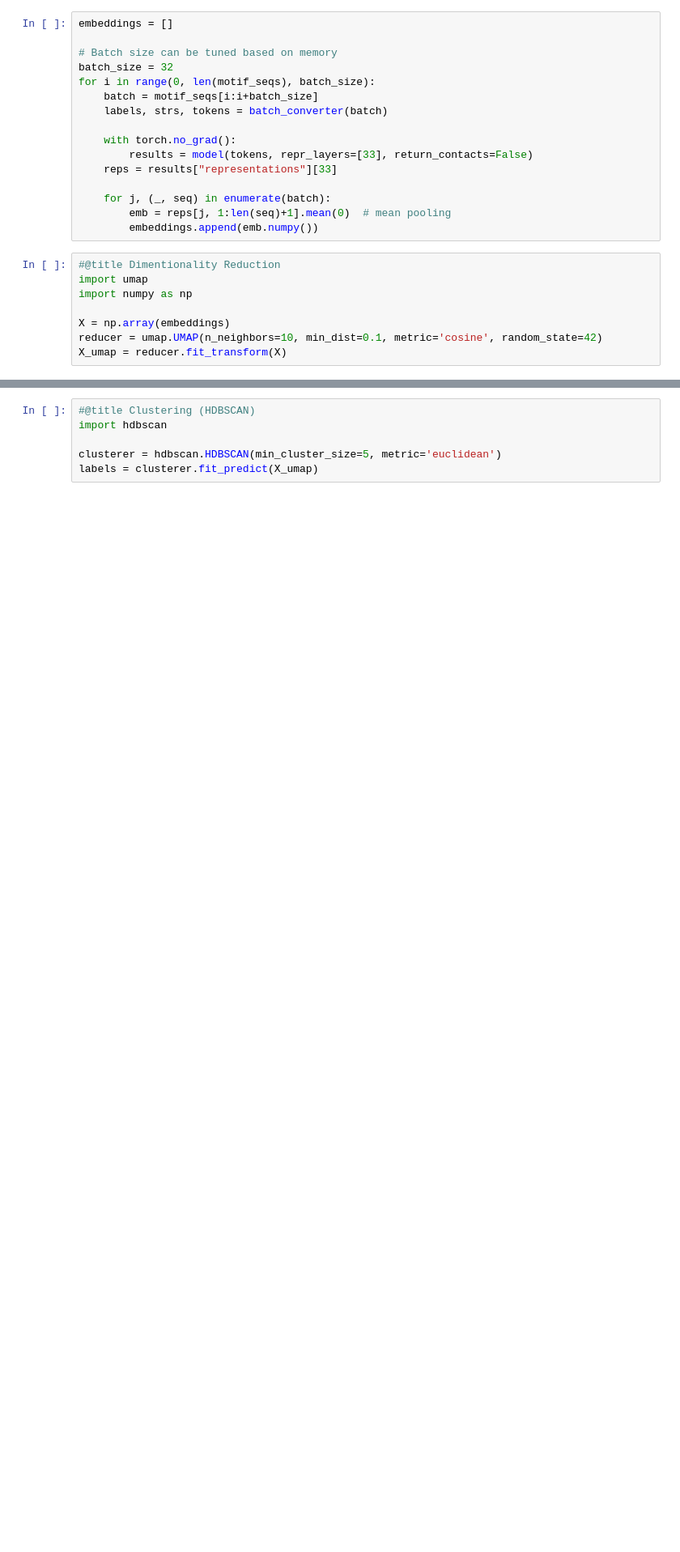
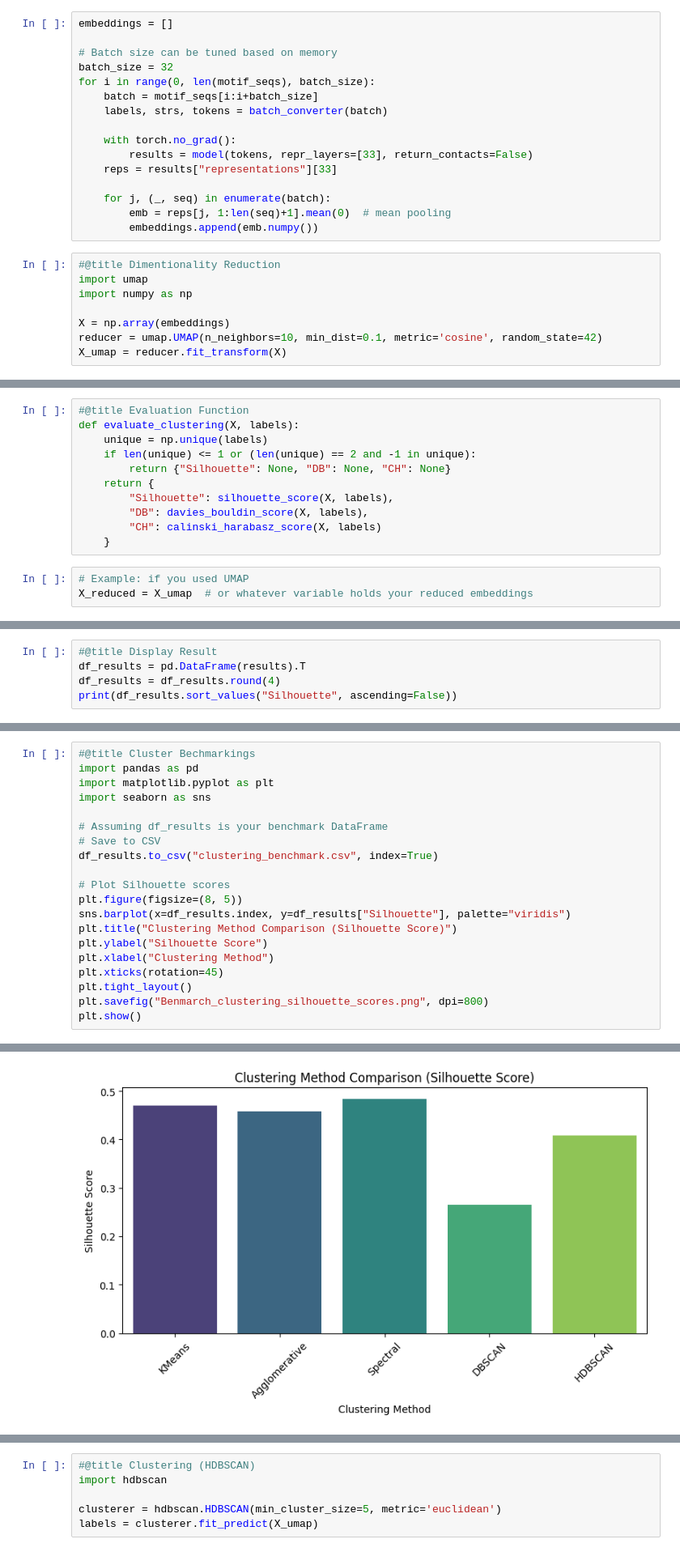
Before and after one commit to Ash100/Minor, a Jupyter notebook: Embeddings_ESM2.ipynb, the cells around one changed output, grey strips where cells are left out. Shown at 81% size. Saved outputs shown, nothing was run; the diff lists cells and outputs as text; blank space fills up the shorter version.

```diff
--- a/Embeddings_ESM2.ipynb
+++ b/Embeddings_ESM2.ipynb
@@ -43,0 +76,14 @@ X_umap = reducer.fit_transform(X)
+# %%
+#@title Evaluation Function
+def evaluate_clustering(X, labels):
+    unique = np.unique(labels)
+    if len(unique) <= 1 or (len(unique) == 2 and -1 in unique):
+        return {"Silhouette": None, "DB": None, "CH": None}
+    return {
+        "Silhouette": silhouette_score(X, labels),
+        "DB": davies_bouldin_score(X, labels),
+        "CH": calinski_harabasz_score(X, labels)
+    }
+# %%
+# Example: if you used UMAP
+X_reduced = X_umap  # or whatever variable holds your reduced embeddings
@@ -43,0 +119,5 @@ X_umap = reducer.fit_transform(X)
+# %%
+#@title Display Result
+df_results = pd.DataFrame(results).T
+df_results = df_results.round(4)
+print(df_results.sort_values("Silhouette", ascending=False))
@@ -43,0 +131,21 @@ X_umap = reducer.fit_transform(X)
+# %%
+#@title Cluster Bechmarkings
+import pandas as pd
+import matplotlib.pyplot as plt
+import seaborn as sns
+
+# Assuming df_results is your benchmark DataFrame
+# Save to CSV
+df_results.to_csv("clustering_benchmark.csv", index=True)
+
+# Plot Silhouette scores
+plt.figure(figsize=(8, 5))
+sns.barplot(x=df_results.index, y=df_results["Silhouette"], palette="viridis")
+plt.title("Clustering Method Comparison (Silhouette Score)")
+plt.ylabel("Silhouette Score")
+plt.xlabel("Clustering Method")
+plt.xticks(rotation=45)
+plt.tight_layout()
+plt.savefig("Benmarch_clustering_silhouette_scores.png", dpi=800)
+plt.show()
+# %% [output]
@@ -43,0 +155 @@ X_umap = reducer.fit_transform(X)
+[figure, added]
```
Also changed, not shown: parts of 22 cells of this notebook.
